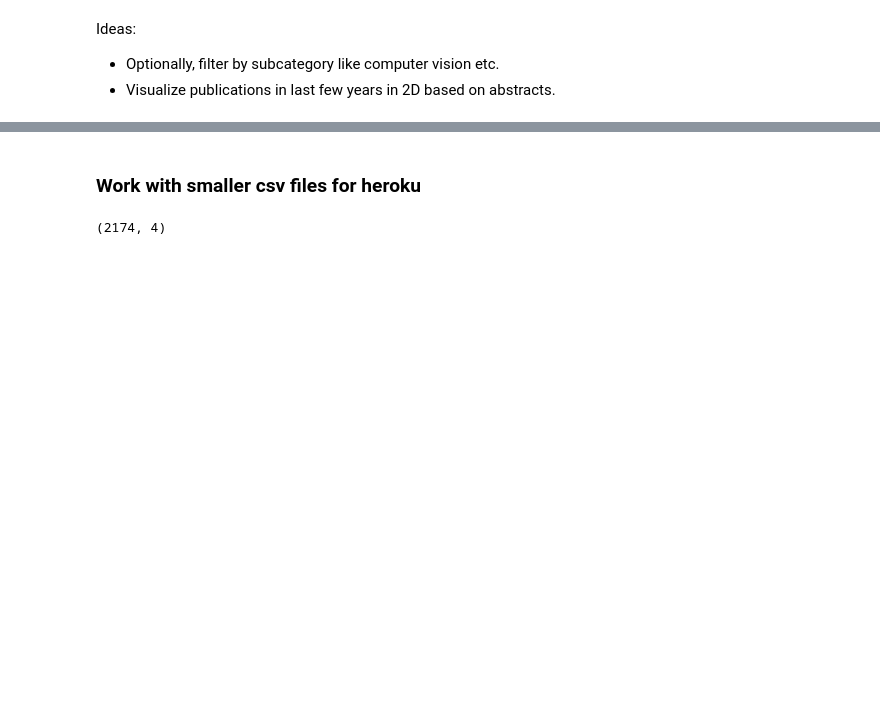
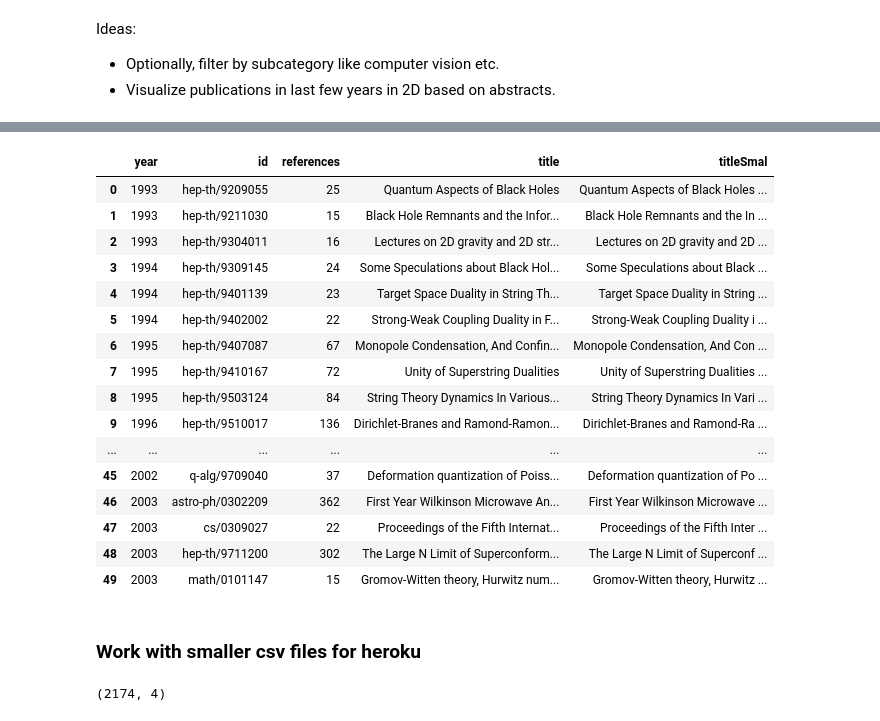
Before and after one commit to krishanr/mathjobs, a Jupyter notebook: notebooks/arxiv-taxonomy-e-top-influential-papers.ipynb, the cells around one changed output, grey strips where cells are left out. Cells and saved outputs as stored; diff of their text form; code cells hidden in the pictures; blank space fills up the shorter version.

```diff
--- a/notebooks/arxiv-taxonomy-e-top-influential-papers.ipynb
+++ b/notebooks/arxiv-taxonomy-e-top-influential-papers.ipynb
@@ -1087,3 +1127,31 @@ df_citations = pd.read_csv(project_dir / "data/processed/archive/arxiv-metadata-
+# %%
+group_name = ['Physics', 'Mathematics', 'Computer Science',
+       'Quantitative Biology', 'Statistics', 'Quantitative Finance',
+       'Economics', 'Electrical Engineering and Systems Science']
+# %%
+cits = sec_result[sec_result['group_name'].isin(group_name) ].groupby(['year', 'id']).agg({"references":'sum', "title" : 'first'}).reset_index()
+# %%
+cits['titleSmal'] = cits['title'].str[:30] + " ..."
+# %%
+cits.head(50)
+# %% [output]
+|  | year | id | references | title | titleSmal |
+| 0 | 1993 | hep-th/9209055 | 25 | Quantum Aspects of Black Holes | Quantum Aspects of Black Holes ... |
+| 1 | 1993 | hep-th/9211030 | 15 | Black Hole Remnants and the Infor... | Black Hole Remnants and the In ... |
+| 2 | 1993 | hep-th/9304011 | 16 | Lectures on 2D gravity and 2D str... | Lectures on 2D gravity and 2D ... |
+| 3 | 1994 | hep-th/9309145 | 24 | Some Speculations about Black Hol... | Some Speculations about Black ... |
+| 4 | 1994 | hep-th/9401139 | 23 | Target Space Duality in String Th... | Target Space Duality in String ... |
+| 5 | 1994 | hep-th/9402002 | 22 | Strong-Weak Coupling Duality in F... | Strong-Weak Coupling Duality i ... |
+| 6 | 1995 | hep-th/9407087 | 67 | Monopole Condensation, And Confin... | Monopole Condensation, And Con ... |
+| 7 | 1995 | hep-th/9410167 | 72 | Unity of Superstring Dualities | Unity of Superstring Dualities ... |
+| 8 | 1995 | hep-th/9503124 | 84 | String Theory Dynamics In Various... | String Theory Dynamics In Vari ... |
+| 9 | 1996 | hep-th/9510017 | 136 | Dirichlet-Branes and Ramond-Ramon... | Dirichlet-Branes and Ramond-Ra ... |
+| ... | ... | ... | ... | ... | ... |
+| 45 | 2002 | q-alg/9709040 | 37 | Deformation quantization of Poiss... | Deformation quantization of Po ... |
+| 46 | 2003 | astro-ph/0302209 | 362 | First Year Wilkinson Microwave An... | First Year Wilkinson Microwave ... |
+| 47 | 2003 | cs/0309027 | 22 | Proceedings of the Fifth Internat... | Proceedings of the Fifth Inter ... |
+| 48 | 2003 | hep-th/9711200 | 302 | The Large N Limit of Superconform... | The Large N Limit of Superconf ... |
+| 49 | 2003 | math/0101147 | 15 | Gromov-Witten theory, Hurwitz num... | Gromov-Witten theory, Hurwitz ... |
 # %% [markdown]
 ### Work with smaller csv files for heroku
 # %%
```
Also changed, not shown: parts of 47 cells of this notebook, 4 other files.
